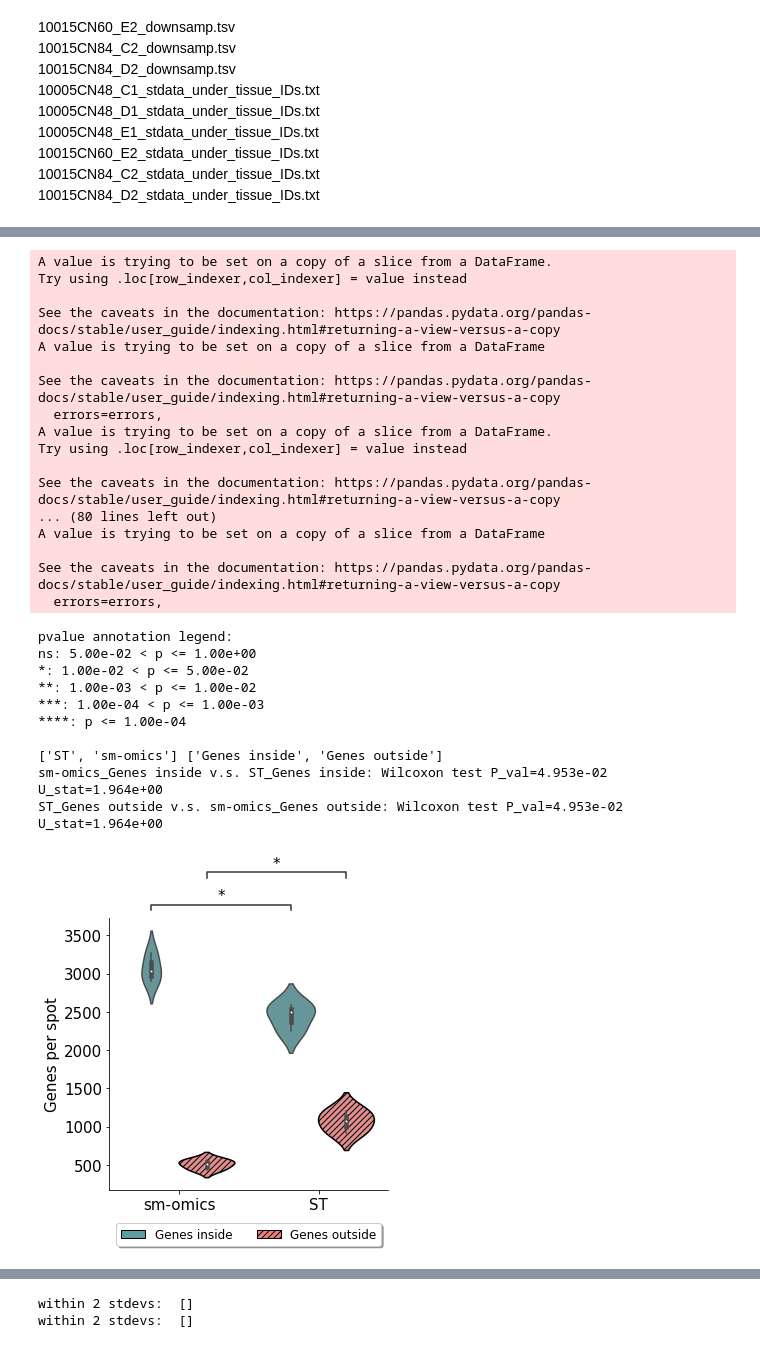
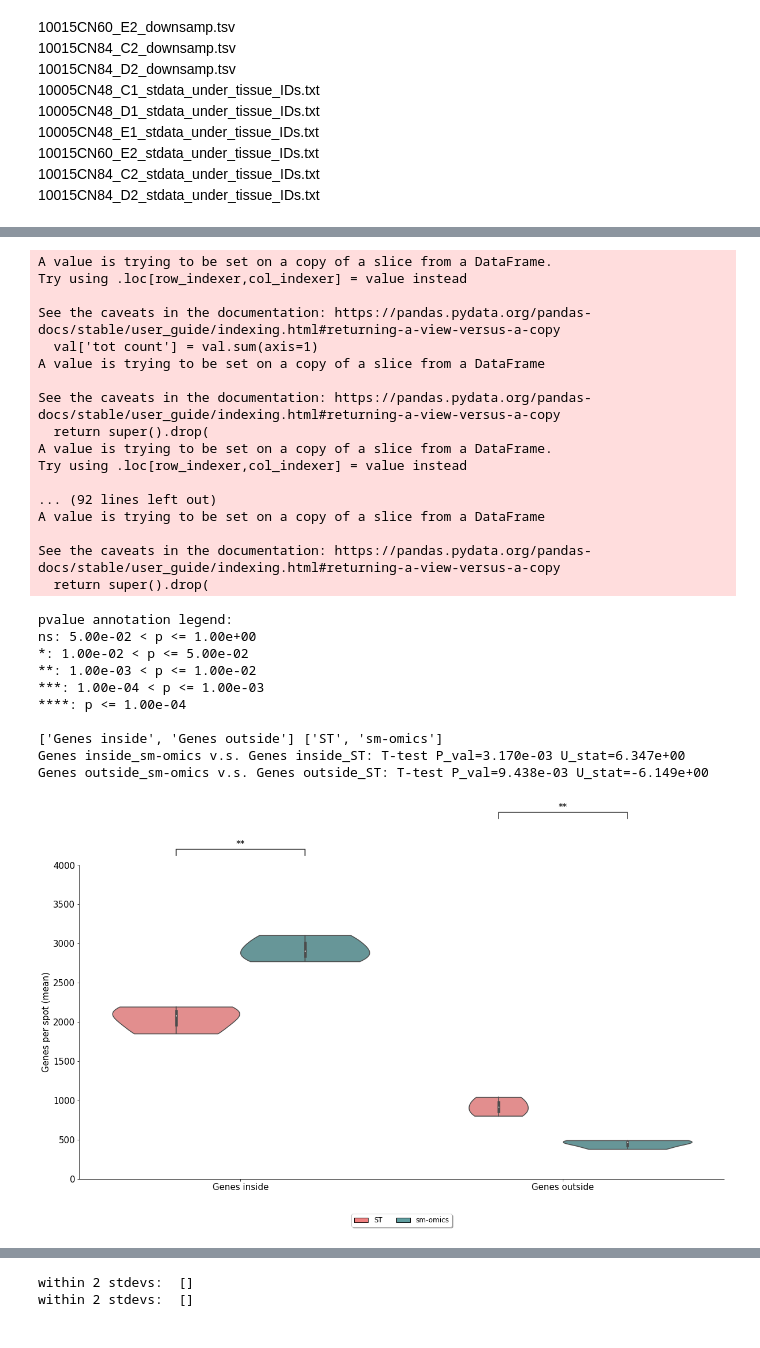
Before and after one commit to klarman-cell-observatory/sm-omics, a Jupyter notebook: smomics_performance/ST_vs_Sm-omics_genes_and_umis_per_spot.ipynb, the cells around one changed output, grey strips where cells are left out. Drawn from its saved outputs; the diff is of its cells as text; code cells hidden in the pictures.

```diff
--- a/smomics_performance/ST_vs_Sm-omics_genes_and_umis_per_spot.ipynb
+++ b/smomics_performance/ST_vs_Sm-omics_genes_and_umis_per_spot.ipynb
@@ -48,7 +48,7 @@ def stat_test(box_data1, box_data2, test):
                            .format(pval, u_stat))
 
     elif test == 'ttest':
-        u_stat, pval = stats.ttest_ind(box_data1, box_data2, equal_var=True)
+        u_stat, pval = stats.ttest_ind(box_data1, box_data2, equal_var=False)
         test_short_name = 'T-test'
         formatted_output = ("T-test P_val={:.3e} U_stat={:.3e}"
                            .format(pval, u_stat))
@@ -368,5 +376,6 @@ sam_cond = {'ST': ['10005CN48_C1', '10005CN48_D1', '10005CN48_E1'],
 # %%
-path = '/Users/svickovi/Desktop/smomics_data'
+'Reads in tsv counts files'
+path = '../../smomics_data/'
 
 samples_list = ['10005CN48_C1', '10005CN48_D1', '10005CN48_E1', '10015CN84_D2', '10015CN84_C2', '10015CN60_E2']
 
@@ -419,5 +427,5 @@ for k, v in files_dict.items():
 # %%
-# ST vs Sm
+'Collects average gene and UMI counts inside vs. outside tissue in a dataframe'
 # Filter on sequencing depth
 seq_depth = {'10015CN84_D2':[23113376, 23],
             '10015CN60_E2':[33876251, 33],
@@ -466,31 +474,31 @@ A value is trying to be set on a copy of a slice from a DataFrame.
 Try using .loc[row_indexer,col_indexer] = value instead
 
 See the caveats in the documentation: https://pandas.pydata.org/pandas-docs/stable/user_guide/indexing.html#returning-a-view-versus-a-copy
+  val['tot count'] = val.sum(axis=1)
 A value is trying to be set on a copy of a slice from a DataFrame
 
 See the caveats in the documentation: https://pandas.pydata.org/pandas-docs/stable/user_guide/indexing.html#returning-a-view-versus-a-copy
-  errors=errors,
+  return super().drop(
 A value is trying to be set on a copy of a slice from a DataFrame.
 Try using .loc[row_indexer,col_indexer] = value instead
 
-See the caveats in the documentation: https://pandas.pydata.org/pandas-docs/stable/user_guide/indexing.html#returning-a-view-versus-a-copy
-... (80 lines left out)
+... (92 lines left out)
 A value is trying to be set on a copy of a slice from a DataFrame
 
 See the caveats in the documentation: https://pandas.pydata.org/pandas-docs/stable/user_guide/indexing.html#returning-a-view-versus-a-copy
-  errors=errors,
+  return super().drop(
 # %%
-# Plot
+'Plots violin plots inside vs. outside tissue: Genes'
 fig = plt.figure(figsize=(5, 5))
 
-x='Condition'
+x='variable'
 y='value'
-hue = 'variable'
+hue = 'Condition'
 data=dfplot
 
-ax = sns.violinplot(x=x, y=y, data=data, hue=hue, order = ['sm-omics', 'ST'], palette = ['cadetblue', 'lightcoral'])
+ax = sns.violinplot(x=x, y=y, data=data, hue=hue, order = ['Genes inside', 'Genes outside'], palette = [ 'lightcoral','cadetblue'], cut=0)
 
-# change background color
+# change background color and figure borders
 back_c = 'white'
 ax.set_facecolor(back_c)
 ax.grid(False)
@@ -502,51 +510,55 @@ ax.spines['left'].set_color('k')
 
 # X and y label size
 ax.set_xlabel("")
-ax.set_ylabel("Genes per spot", fontsize=15)
+ax.set_ylabel("Genes per spot (mean)", fontsize=15)
+ax.set_ylim([0,4000])
 
 # x and y ticks
 ax.tick_params(axis='y', labelsize=15)
 ax.tick_params(axis='x', labelsize=15)
 
-# Calculate T-test
-boxPairList = [(('sm-omics', 'Genes inside'), ('ST', 'Genes inside')),
-               (('ST', 'Genes outside'), ('sm-omics', 'Genes outside'))]
+# Calculate Wilcoxons
+boxPairList = [(('Genes inside','sm-omics'), ('Genes inside','ST')),
+               (('Genes outside','sm-omics'), ('Genes outside','ST'))]
 
 add_stat_annotation(ax, data=data, x=x, y=y, hue=hue,
                     box_pairs=boxPairList,
-                    test='Wilcoxon', text_format='star', loc='outside', verbose=2, fontsize=15)
+                    test='ttest', text_format='star', loc='outside', verbose=2, fontsize=15)
 
 # Add patterns to distinuigh boxes
 hatch= ['////']
-for i, thisviolin in enumerate(ax.get_children()):
-    if isinstance(thisviolin, mpl.collections.PolyCollection):
-        if i in [2, 6]:
-            thisviolin.set_hatch(hatch =hatch[0])
-            thisviolin.set_edgecolor('k')
+# for i, thisviolin in enumerate(ax.get_children()):
+#     if isinstance(thisviolin, mpl.collections.PolyCollection):
+#         if i in [2, 6]:
+#             thisviolin.set_hatch(hatch =hatch[0])
+#             thisviolin.set_edgecolor('k')
 
 # Legend
 handles, labels = ax.get_legend_handles_labels()
-labels2 = ['Genes inside', 'Genes outside']
+labels2 = [ 'ST','sm-omics']
 handles2 = handles[0:2]
 
-inside_patch = mpatches.Patch( facecolor='cadetblue', label=labels2[0], edgecolor='k')
-outside_patch= mpatches.Patch( facecolor='lightcoral', hatch=hatch[0],label=labels2[1], edgecolor='k')
+inside_patch = mpatches.Patch( facecolor='lightcoral', label=labels2[0], edgecolor='k')
+outside_patch= mpatches.Patch( facecolor='cadetblue',  label=labels2[1], edgecolor='k')
 ax.legend(handles = [inside_patch, outside_patch],loc='upper center', bbox_to_anchor=(0.5, -0.1),
           fancybox=True, shadow=True, ncol=2, fontsize=12)
 
-plt.show()
+
+fig.set_size_inches(20, 10)
+plt.savefig("../../figures/SM_ST_Genes.pdf", transparent=True, bbox_inches = 'tight',
+   pad_inches = 0, dpi=1200)
 # %% [output]
 pvalue annotation legend:
 ns: 5.00e-02 < p <= 1.00e+00
 *: 1.00e-02 < p <= 5.00e-02
 **: 1.00e-03 < p <= 1.00e-02
 ***: 1.00e-04 < p <= 1.00e-03
 ****: p <= 1.00e-04
 
-['ST', 'sm-omics'] ['Genes inside', 'Genes outside']
-sm-omics_Genes inside v.s. ST_Genes inside: Wilcoxon test P_val=4.953e-02 U_stat=1.964e+00
-ST_Genes outside v.s. sm-omics_Genes outside: Wilcoxon test P_val=4.953e-02 U_stat=1.964e+00
+['Genes inside', 'Genes outside'] ['ST', 'sm-omics']
+Genes inside_sm-omics v.s. Genes inside_ST: T-test P_val=3.170e-03 U_stat=6.347e+00
+Genes outside_sm-omics v.s. Genes outside_ST: T-test P_val=9.438e-03 U_stat=-6.149e+00
-[figure, old version]
+[figure, new version]
 # %%
 data.groupby(['Condition', 'variable']).mean().round()
 # %% [output]
```
Also changed, not shown: parts of 15 cells of this notebook, 7 other files.
